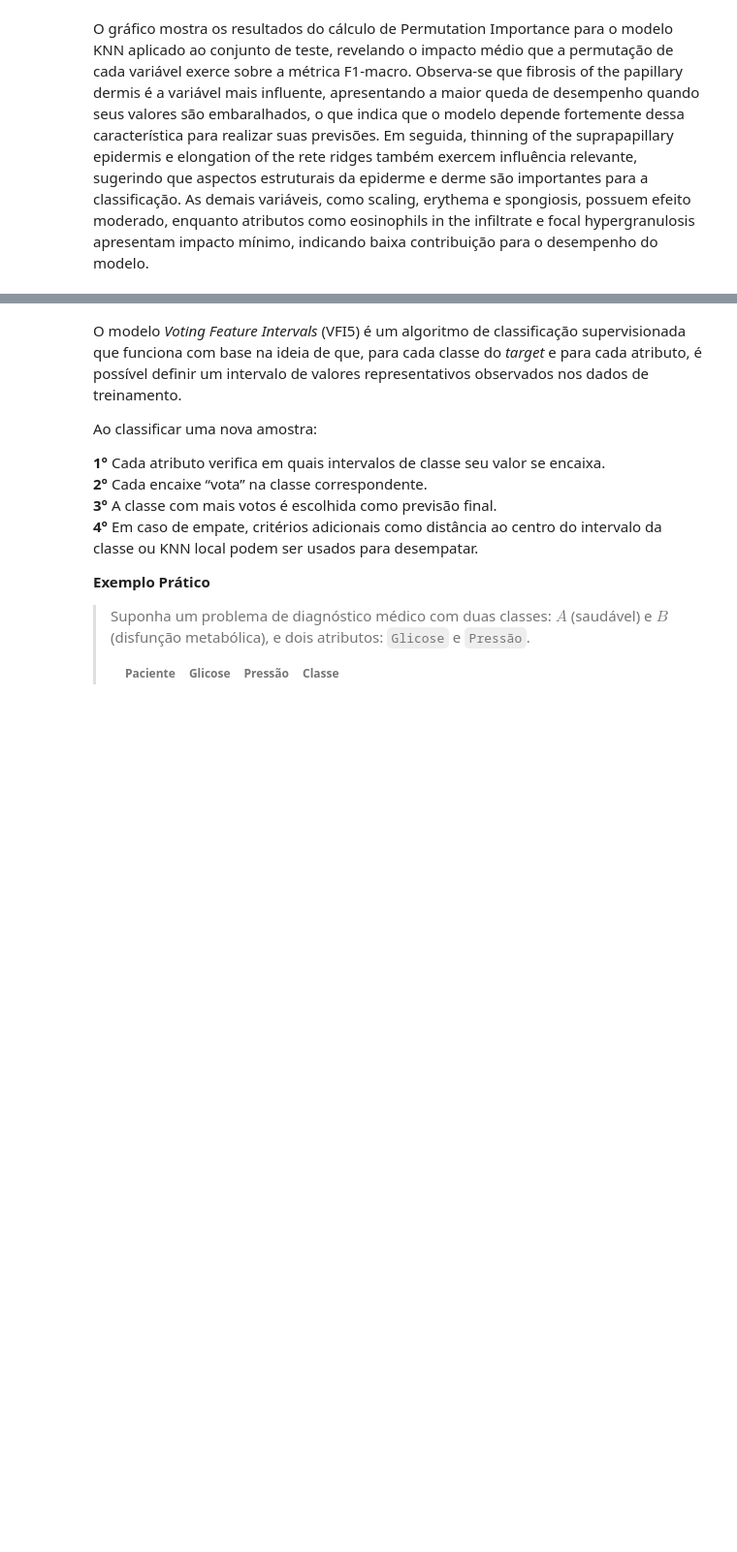
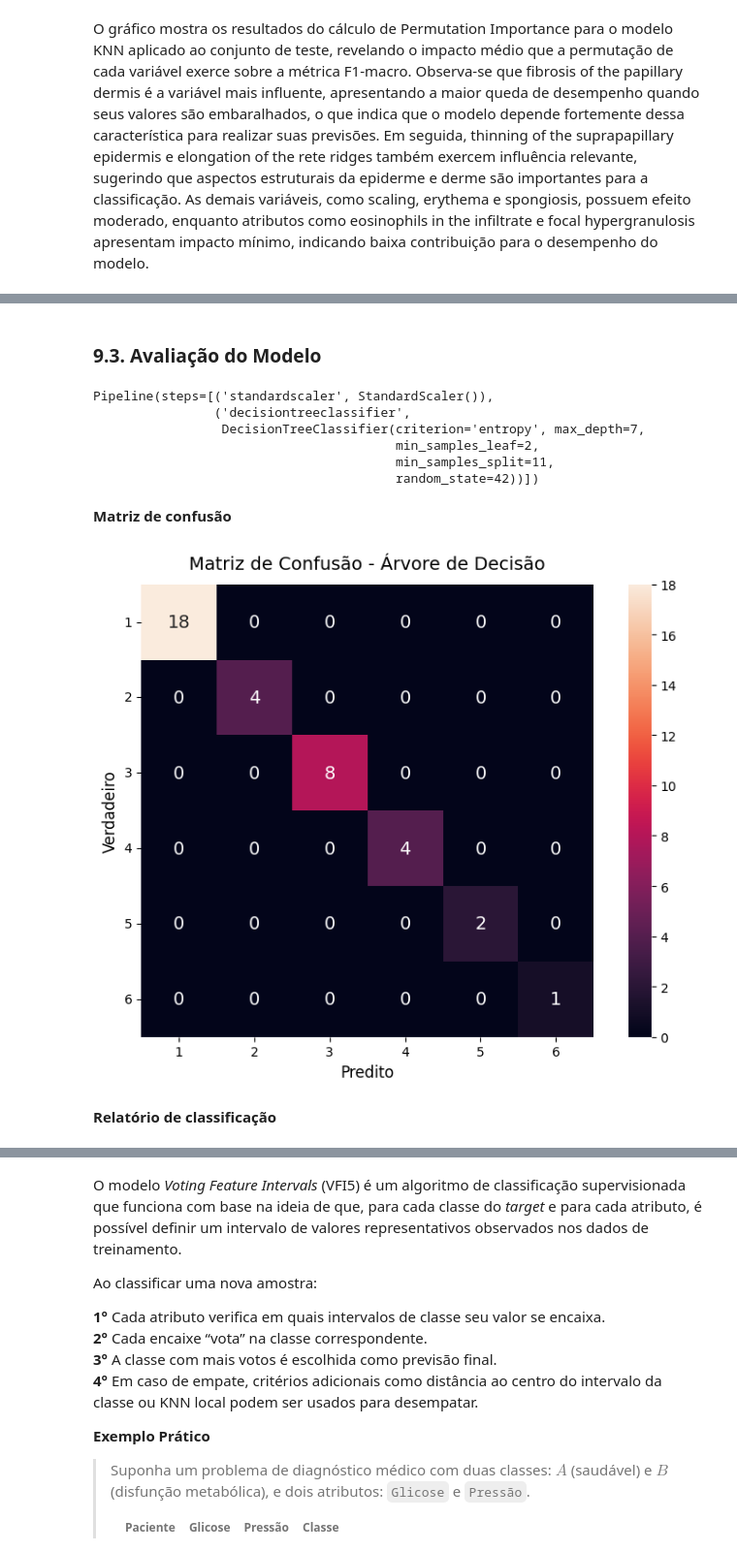
Before and after one commit to joaomarengo/Projeto-Machine-Learning, a Jupyter notebook: notebook/projeto_final.ipynb, the cells around one changed output, grey strips where cells are left out. Shown: that part at 97% size. Cells and saved outputs as stored; diff of their text form; code cells hidden in the pictures; blank space fills up the shorter version.

Commit message:
Reordenando Modelos

```diff
--- a/notebook/projeto_final.ipynb
+++ b/notebook/projeto_final.ipynb
@@ -401,7 +398,7 @@ Após o treinamento do modelo otimizado, avaliamos seu desempenho:
 # %%
 y_pred = modelo_knn_otimizado.predict(X_teste)
 
-ordem_labels = sorted(y.unique())
+# ordem_labels = sorted(y.unique())
 matriz_conf = confusion_matrix(y_teste, y_pred, labels=ordem_labels)
 df_conf = pd.DataFrame(matriz_conf, index=ordem_labels, columns=ordem_labels)
 
@@ -486,0 +588,59 @@ O gráfico mostra os resultados do cálculo de Permutation Importance para o mod
+# %% [markdown]
+### 9.3. Avaliação do Modelo
+# %%
+# Monta o pipeline final com os melhores parâmetros
+normalizar_dt = melhores_params_dt['normalizar']
+usar_pca_dt = melhores_params_dt['usar_pca']
+num_componentes_dt = melhores_params_dt.get('n_componentes', None)
+
+etapas_finais_dt = []
+if normalizar_dt:
+    etapas_finais_dt.append(("scaler", StandardScaler()))
+if usar_pca_dt and num_componentes_dt is not None:
+    etapas_finais_dt.append(("pca", PCA(n_components=num_componentes_dt)))
+etapas_finais_dt.append(("dt", DecisionTreeClassifier(
+    criterion=melhores_params_dt['criterion'],
+    max_depth=melhores_params_dt['max_depth'],
+    min_samples_split=melhores_params_dt['min_samples_split'],
+    min_samples_leaf=melhores_params_dt['min_samples_leaf'],
+    random_state=42
+)))
+
+modelo_dt_otimizado = make_pipeline(*[e[1] for e in etapas_finais_dt])
+modelo_dt_otimizado.fit(X_treino, y_treino)
+# %% [output]
+Pipeline(steps=[('standardscaler', StandardScaler()),
+                ('decisiontreeclassifier',
+                 DecisionTreeClassifier(criterion='entropy', max_depth=7,
+                                        min_samples_leaf=2,
+                                        min_samples_split=11,
+                                        random_state=42))])
+# %% [markdown]
+**Matriz de confusão**
+# %%
+# === Matriz de Confusão - Árvore de Decisão ===
+
+# Predição no conjunto de teste
+y_pred_dt = modelo_dt_otimizado.predict(X_teste)
+
+
+# Cria matriz de confusão
+matriz_conf_dt = confusion_matrix(y_teste, y_pred_dt, labels=ordem_labels)
+df_conf_dt = pd.DataFrame(matriz_conf_dt, index=ordem_labels, columns=ordem_labels)
+
+# Visualização com seaborn
+plt.figure(figsize=(8, 6))
+sns.heatmap(df_conf_dt, annot=True, fmt="d",
+            cbar=True, square=True, annot_kws={"size": 14})
+
+plt.xlabel("Predito", fontsize=12)
+plt.ylabel("Verdadeiro", fontsize=12)
+plt.title("Matriz de Confusão - Árvore de Decisão", fontsize=14, pad=12)
+plt.xticks(rotation=0)
+plt.yticks(rotation=0)
+plt.tight_layout()
+plt.show()
+# %% [output]
+[figure, added]
+# %% [markdown]
+**Relatório de classificação**
```
Also changed, not shown: parts of 103 cells of this notebook.
